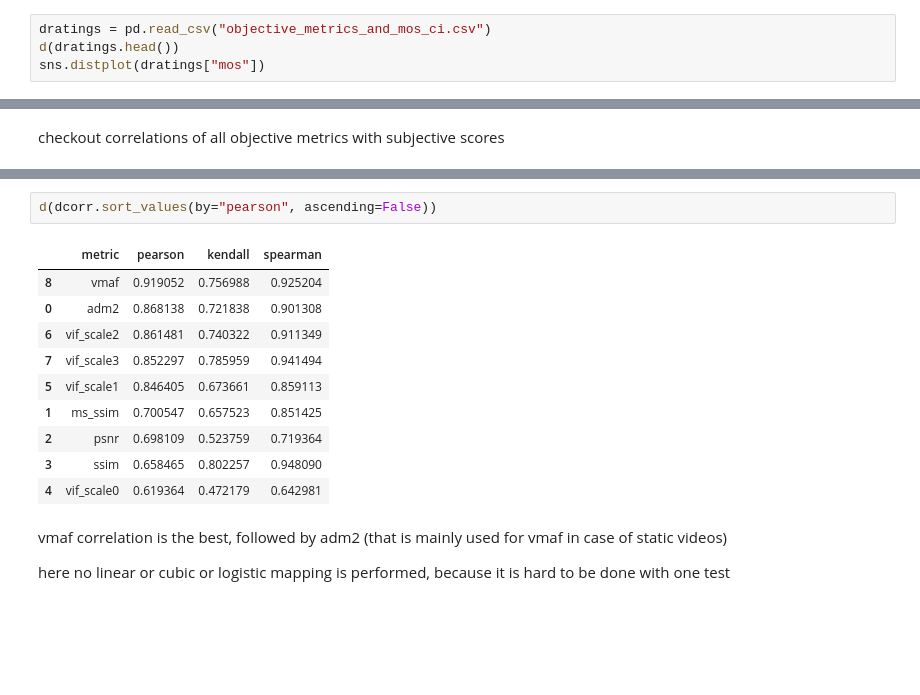
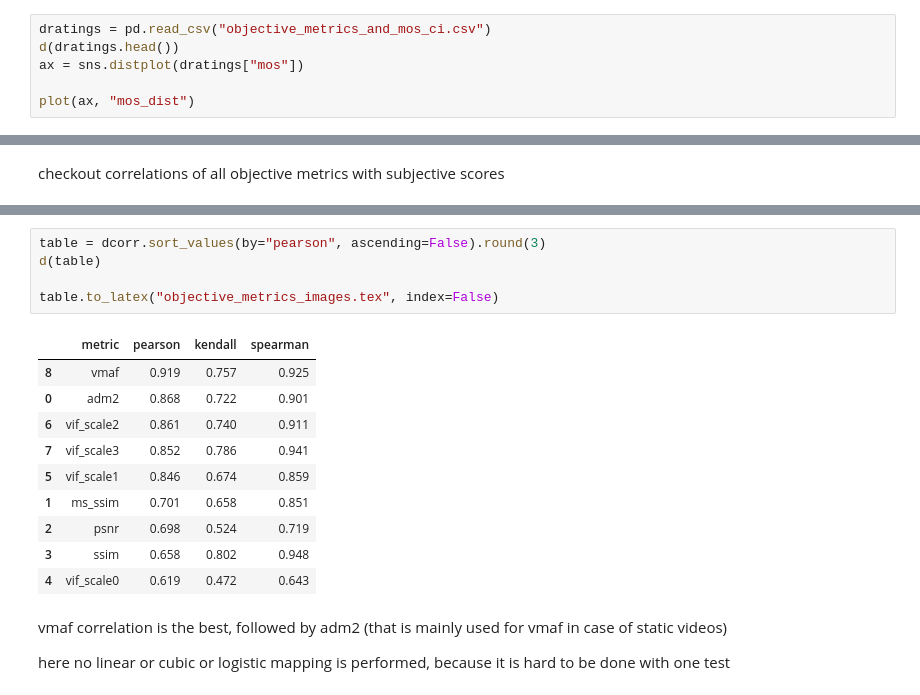
Before and after one commit to Telecommunication-Telemedia-Assessment/image_quality_test, a Jupyter notebook: test_1/analyze_ratings.ipynb, the cells around one changed output, grey strips where cells are left out. Cells and saved outputs as stored; diff of their text form; blank space fills up the shorter version.

```diff
--- a/test_1/analyze_ratings.ipynb
+++ b/test_1/analyze_ratings.ipynb
@@ -228,7 +261,9 @@ dm.to_csv("objective_metrics_and_mos_ci.csv", index=False)
 # %%
 dratings = pd.read_csv("objective_metrics_and_mos_ci.csv")
 d(dratings.head())
-sns.distplot(dratings["mos"])
+ax = sns.distplot(dratings["mos"])
+
+plot(ax, "mos_dist")
 # %% [output]
 |  | image_name | mos | ci | image | vmaf | adm2 | psnr | ssim | ms_ssim | vif_scale0 | ... |
 | 0 | BennuProRes4444.mov_1frame_crf_03... | 3.095238 | 0.699565 | BennuProRes4444.mov_1frame_crf_03... | 96.55329 | 0.97798 | 55.46594 | 0.99986 | 0.99935 | 0.95478 | ... |
@@ -284,17 +318,20 @@ dcorr.to_csv("correlations.csv", index=False)
 [figure]
 # %%
-d(dcorr.sort_values(by="pearson", ascending=False))
+table = dcorr.sort_values(by="pearson", ascending=False).round(3)
+d(table)
+
+table.to_latex("objective_metrics_images.tex", index=False)
 # %% [output]
 |  | metric | pearson | kendall | spearman |
-| 8 | vmaf | 0.919052 | 0.756988 | 0.925204 |
-| 0 | adm2 | 0.868138 | 0.721838 | 0.901308 |
-| 6 | vif_scale2 | 0.861481 | 0.740322 | 0.911349 |
-| 7 | vif_scale3 | 0.852297 | 0.785959 | 0.941494 |
-| 5 | vif_scale1 | 0.846405 | 0.673661 | 0.859113 |
-| 1 | ms_ssim | 0.700547 | 0.657523 | 0.851425 |
-| 2 | psnr | 0.698109 | 0.523759 | 0.719364 |
-| 3 | ssim | 0.658465 | 0.802257 | 0.948090 |
-| 4 | vif_scale0 | 0.619364 | 0.472179 | 0.642981 |
+| 8 | vmaf | 0.919 | 0.757 | 0.925 |
+| 0 | adm2 | 0.868 | 0.722 | 0.901 |
+| 6 | vif_scale2 | 0.861 | 0.740 | 0.911 |
+| 7 | vif_scale3 | 0.852 | 0.786 | 0.941 |
+| 5 | vif_scale1 | 0.846 | 0.674 | 0.859 |
+| 1 | ms_ssim | 0.701 | 0.658 | 0.851 |
+| 2 | psnr | 0.698 | 0.524 | 0.719 |
+| 3 | ssim | 0.658 | 0.802 | 0.948 |
+| 4 | vif_scale0 | 0.619 | 0.472 | 0.643 |
 # %% [markdown]
 vmaf correlation is the best, followed by adm2 (that is mainly used for vmaf in case of static videos)
 
```
Also changed, not shown: parts of 6 cells of this notebook, 25 other files.
